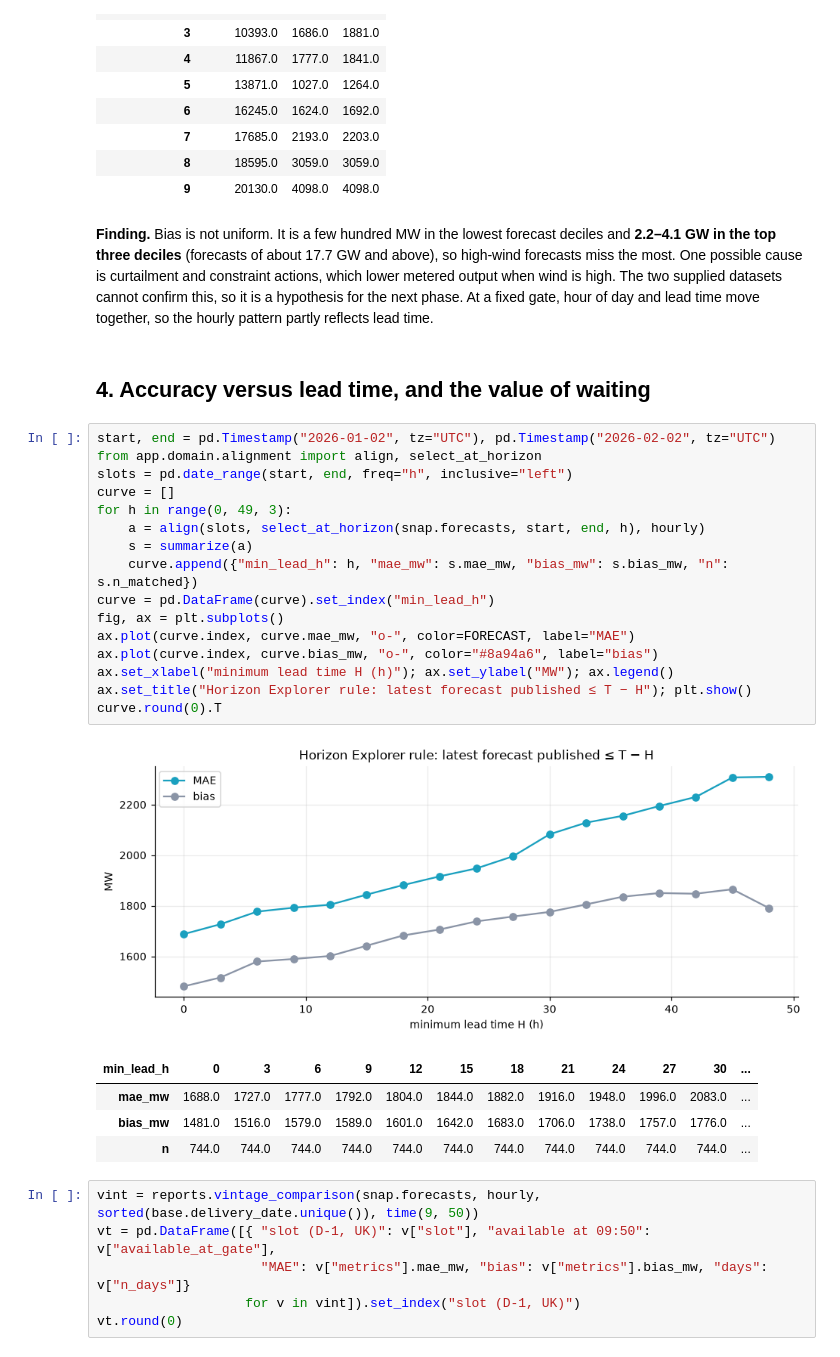
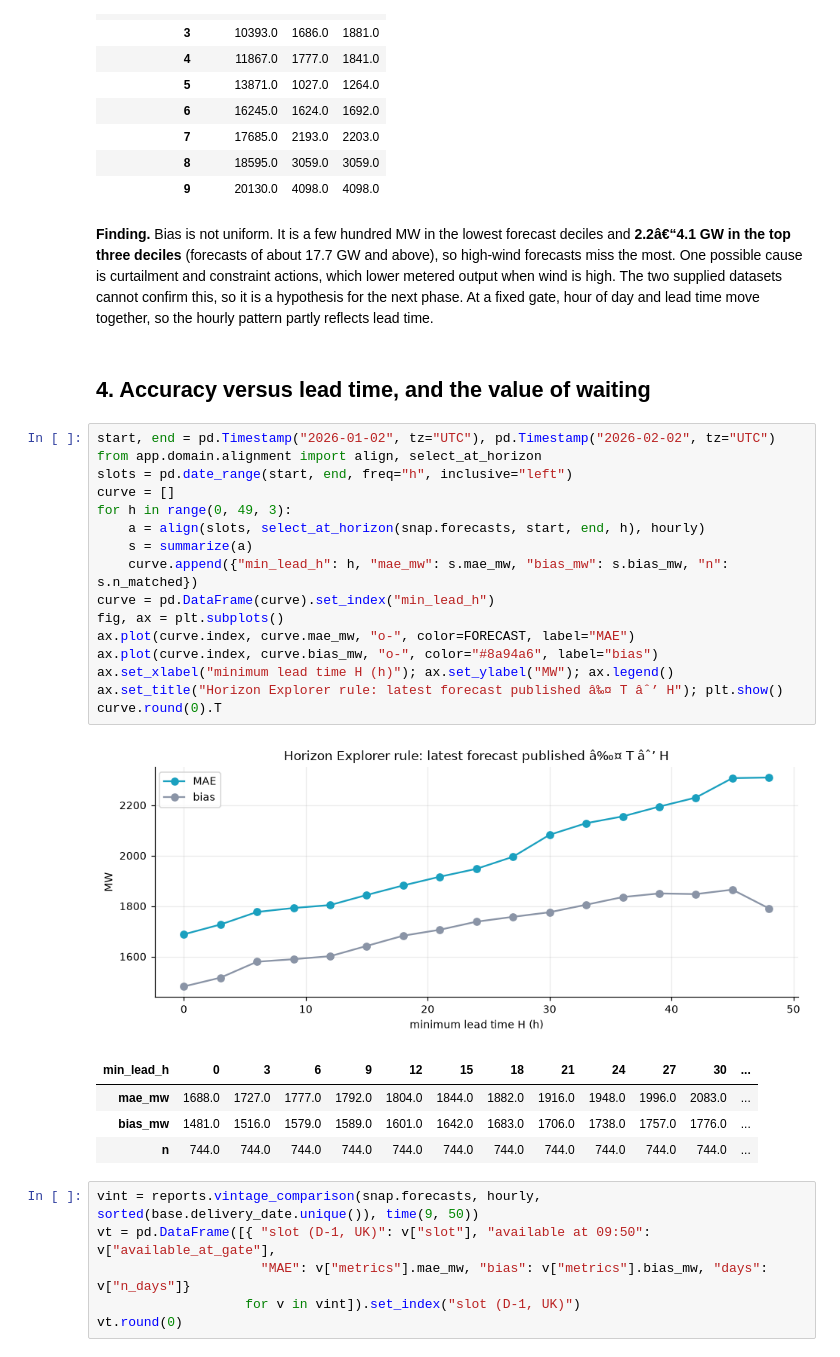
Before and after one commit to murtuza777/zs6c78z, a Jupyter notebook: analysis/forecast_error_analysis.ipynb, the cells around one changed output. Saved outputs shown, nothing was run; the diff lists cells and outputs as text.

```diff
--- a/analysis/forecast_error_analysis.ipynb
+++ b/analysis/forecast_error_analysis.ipynb
@@ -176,7 +180,7 @@ by_level.round(0)
 | 9 | 20130.0 | 4098.0 | 4098.0 |
 # %% [markdown]
 **Finding.** Bias is not uniform. It is a few hundred MW in the lowest forecast deciles and
-**2.2–4.1 GW in the top three deciles** (forecasts of about 17.7 GW and above), so high-wind
+**2.2â€“4.1 GW in the top three deciles** (forecasts of about 17.7 GW and above), so high-wind
 forecasts miss the most.
 One possible cause is curtailment and constraint actions, which lower metered output when wind is
 high. The two supplied datasets cannot confirm this, so it is a hypothesis for the next phase. At a
@@ -187,21 +191,21 @@ time.
 # %%
 start, end = pd.Timestamp("2026-01-02", tz="UTC"), pd.Timestamp("2026-02-02", tz="UTC")
 from app.domain.alignment import align, select_at_horizon
 slots = pd.date_range(start, end, freq="h", inclusive="left")
 curve = []
 for h in range(0, 49, 3):
     a = align(slots, select_at_horizon(snap.forecasts, start, end, h), hourly)
     s = summarize(a)
     curve.append({"min_lead_h": h, "mae_mw": s.mae_mw, "bias_mw": s.bias_mw, "n": s.n_matched})
 curve = pd.DataFrame(curve).set_index("min_lead_h")
 fig, ax = plt.subplots()
 ax.plot(curve.index, curve.mae_mw, "o-", color=FORECAST, label="MAE")
 ax.plot(curve.index, curve.bias_mw, "o-", color="#8a94a6", label="bias")
 ax.set_xlabel("minimum lead time H (h)"); ax.set_ylabel("MW"); ax.legend()
-ax.set_title("Horizon Explorer rule: latest forecast published ≤ T − H"); plt.show()
+ax.set_title("Horizon Explorer rule: latest forecast published â‰¤ T âˆ’ H"); plt.show()
 curve.round(0).T
 # %% [output]
-[figure, old version]
+[figure, new version]
 | min_lead_h | 0 | 3 | 6 | 9 | 12 | 15 | 18 | 21 | 24 | 27 | 30 | ... |
 | mae_mw | 1688.0 | 1727.0 | 1777.0 | 1792.0 | 1804.0 | 1844.0 | 1882.0 | 1916.0 | 1948.0 | 1996.0 | 2083.0 | ... |
 | bias_mw | 1481.0 | 1516.0 | 1579.0 | 1589.0 | 1601.0 | 1642.0 | 1683.0 | 1706.0 | 1738.0 | 1757.0 | 1776.0 | ... |
```
Also changed, not shown: parts of 6 cells of this notebook, 5 other files.
